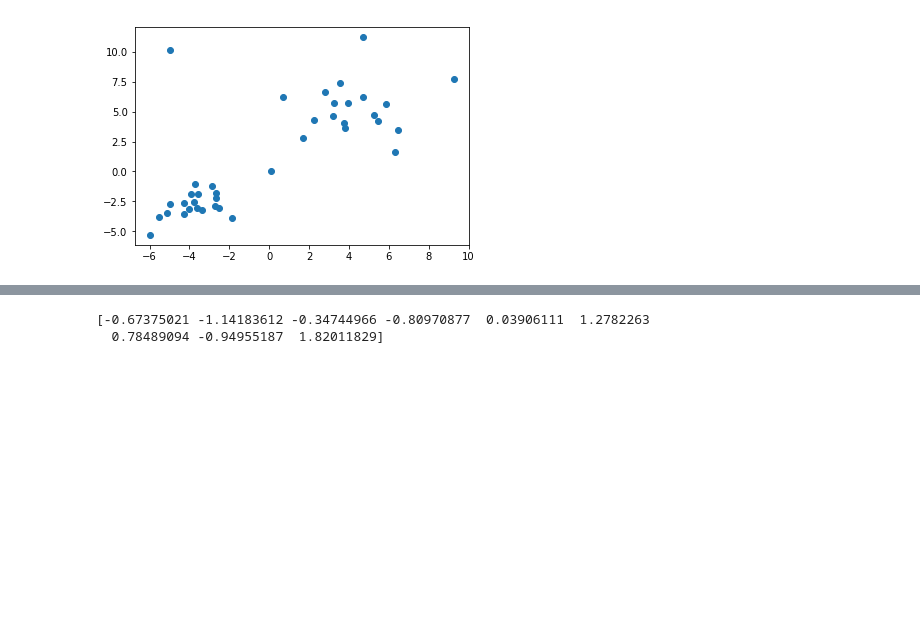
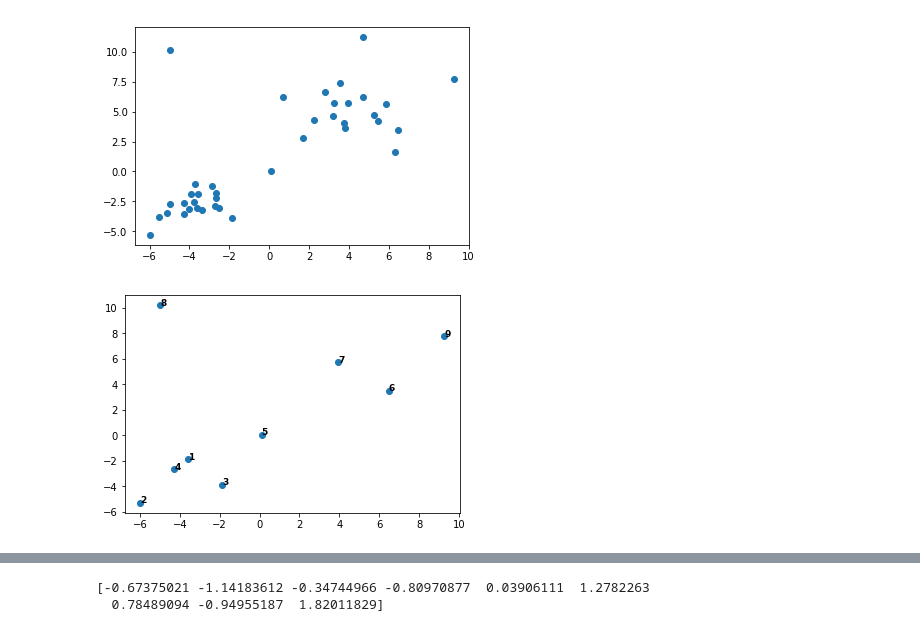
Before and after one commit to envil/algorithmic-data-analysis-uef-2019, a Jupyter notebook: ex7/ex7.ipynb, the cells around one changed output, grey strips where cells are left out. Saved outputs shown, nothing was run; the diff lists cells and outputs as text; code cells hidden in the pictures; blank space fills up the shorter version.

```diff
--- a/ex7/ex7.ipynb
+++ b/ex7/ex7.ipynb
@@ -20,30 +20,36 @@ X = np.array([[1, -3.57, -1.88],
               [15, -3.77, -2.55],
               [16, -5.14, -3.47],
               [17, -2.52, -3.07],
               [18, -3.73, -1.08],
               [19, -2.88, -1.18],
               [20, -3.90, -1.90],
               [21, -4.27, -3.55],
               [22, -2.69, -2.20],
               [23, -3.60, -3.05],
               [24, -2.74, -2.92],
               [25, 5.45, 4.25],
               [26, 2.23, 4.31],
               [27, 3.25, 5.71],
               [28, 5.24, 4.74],
               [29, 2.81, 6.66],
               [30, 5.85, 5.68],
               [31, 3.75, 4.07],
               [32, 3.82, 3.66],
               [33, 6.30, 1.66],
               [34, 3.20, 4.62],
               [35, 4.70, 6.22],
               [36, 3.53, 7.43],
               [37, 4.69, 11.23],
               [38, 0.68, 6.25],
               [39, 1.70, 2.80]])
 
 plt.scatter(X[:, 1], X[:, 2])
 plt.show()
+plt.scatter(X[:9, 1], X[:9, 2])
+for i in range(9):
+    plt.text(X[i, 1], X[i, 2], str(int(X[i, 0])),
+             fontdict={'weight': 'bold', 'size': 9})
+plt.show()
 # %% [output]
 [figure]
+[figure, added]
```
Also changed, not shown: parts of 19 cells of this notebook.
